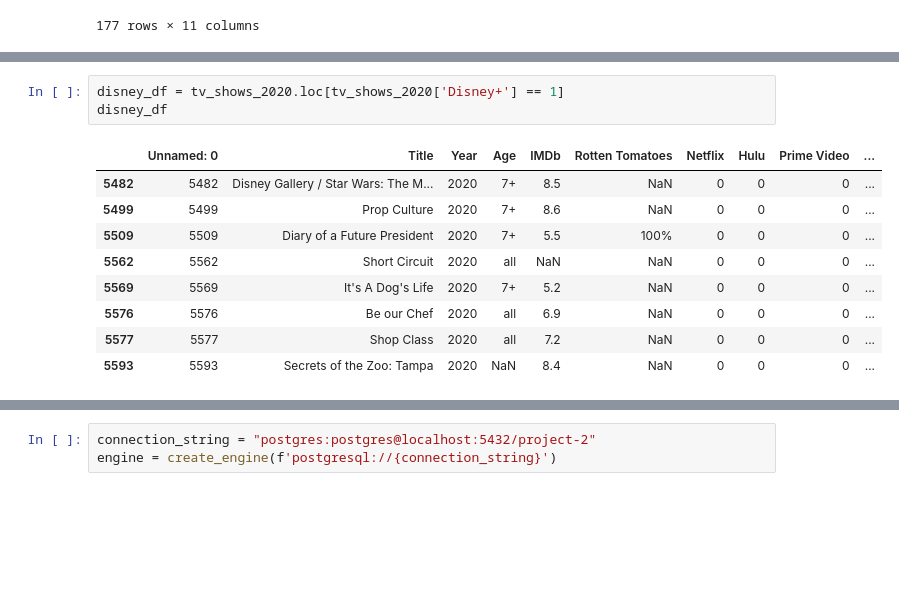
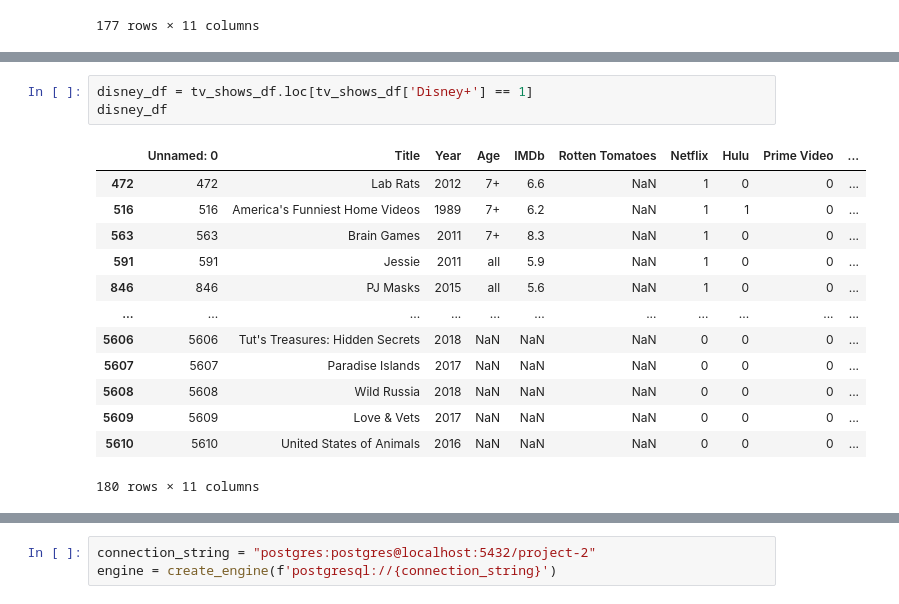
Before and after one commit to stephenbretscher/Full_Stack_Analysis_of_TV_Viewing_Habits, a Jupyter notebook: csv_cleanup.ipynb, the cells around one changed output, grey strips where cells are left out. Drawn from its saved outputs; the diff is of its cells as text; blank space fills up the shorter version.

```diff
--- a/csv_cleanup.ipynb
+++ b/csv_cleanup.ipynb
@@ -108,13 +123,17 @@ prime_df.head()
 # %%
-disney_df = tv_shows_2020.loc[tv_shows_2020['Disney+'] == 1]
+disney_df = tv_shows_df.loc[tv_shows_df['Disney+'] == 1]
 disney_df
 # %% [output]
 |  | Unnamed: 0 | Title | Year | Age | IMDb | Rotten Tomatoes | Netflix | Hulu | Prime Video | ... |
-| 5482 | 5482 | Disney Gallery / Star Wars: The M... | 2020 | 7+ | 8.5 | NaN | 0 | 0 | 0 | ... |
-| 5499 | 5499 | Prop Culture | 2020 | 7+ | 8.6 | NaN | 0 | 0 | 0 | ... |
-| 5509 | 5509 | Diary of a Future President | 2020 | 7+ | 5.5 | 100% | 0 | 0 | 0 | ... |
-| 5562 | 5562 | Short Circuit | 2020 | all | NaN | NaN | 0 | 0 | 0 | ... |
-| 5569 | 5569 | It's A Dog's Life | 2020 | 7+ | 5.2 | NaN | 0 | 0 | 0 | ... |
-| 5576 | 5576 | Be our Chef | 2020 | all | 6.9 | NaN | 0 | 0 | 0 | ... |
-| 5577 | 5577 | Shop Class | 2020 | all | 7.2 | NaN | 0 | 0 | 0 | ... |
-| 5593 | 5593 | Secrets of the Zoo: Tampa | 2020 | NaN | 8.4 | NaN | 0 | 0 | 0 | ... |
+| 472 | 472 | Lab Rats | 2012 | 7+ | 6.6 | NaN | 1 | 0 | 0 | ... |
+| 516 | 516 | America's Funniest Home Videos | 1989 | 7+ | 6.2 | NaN | 1 | 1 | 0 | ... |
+| 563 | 563 | Brain Games | 2011 | 7+ | 8.3 | NaN | 1 | 0 | 0 | ... |
+| 591 | 591 | Jessie | 2011 | all | 5.9 | NaN | 1 | 0 | 0 | ... |
+| 846 | 846 | PJ Masks | 2015 | all | 5.6 | NaN | 1 | 0 | 0 | ... |
+| ... | ... | ... | ... | ... | ... | ... | ... | ... | ... | ... |
+| 5606 | 5606 | Tut's Treasures: Hidden Secrets | 2018 | NaN | NaN | NaN | 0 | 0 | 0 | ... |
+| 5607 | 5607 | Paradise Islands | 2017 | NaN | NaN | NaN | 0 | 0 | 0 | ... |
+| 5608 | 5608 | Wild Russia | 2018 | NaN | NaN | NaN | 0 | 0 | 0 | ... |
+| 5609 | 5609 | Love & Vets | 2017 | NaN | NaN | NaN | 0 | 0 | 0 | ... |
+| 5610 | 5610 | United States of Animals | 2016 | NaN | NaN | NaN | 0 | 0 | 0 | ... |
+180 rows × 11 columns
```
Also changed, not shown: parts of 7 cells of this notebook, 1 other file.
